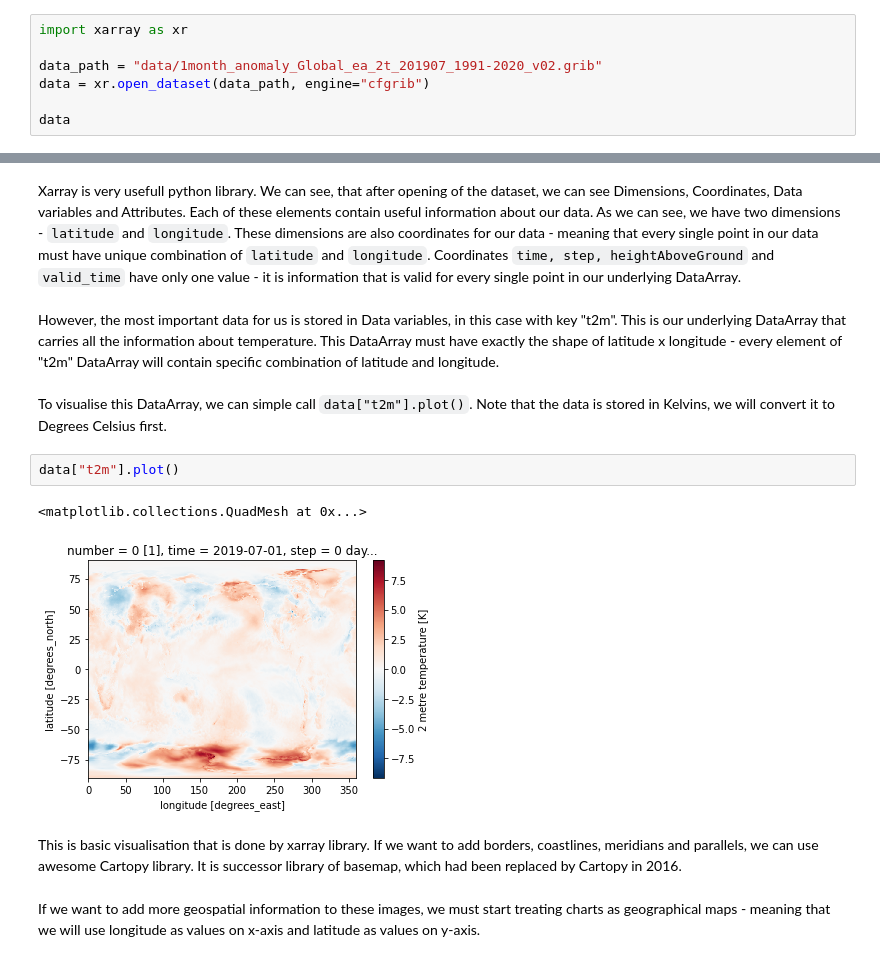
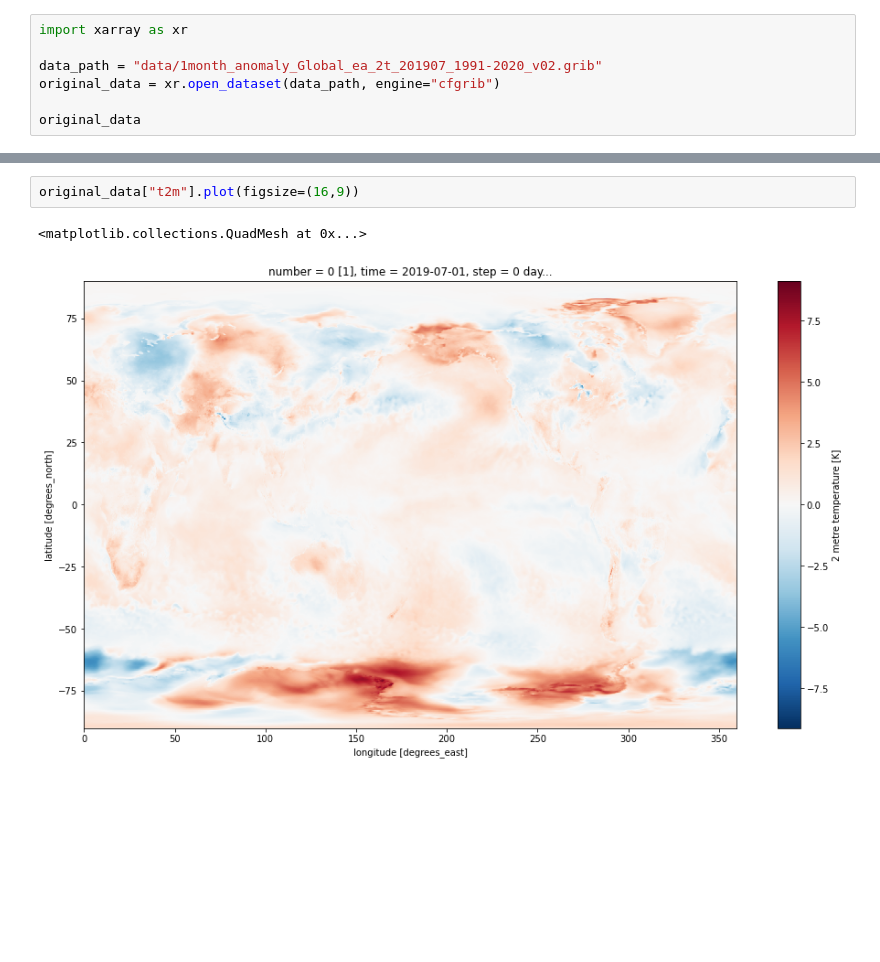
Before and after one commit to franko14/visualise_climate_data, a Jupyter notebook: visualise_climate_data.ipynb, the cells around one changed output, grey strips where cells are left out. Cells and saved outputs as stored; diff of their text form; blank space fills up the shorter version.

```diff
--- a/visualise_climate_data.ipynb
+++ b/visualise_climate_data.ipynb
@@ -2,9 +2,9 @@
 import xarray as xr
 
 data_path = "data/1month_anomaly_Global_ea_2t_201907_1991-2020_v02.grib"
-data = xr.open_dataset(data_path, engine="cfgrib")
+original_data = xr.open_dataset(data_path, engine="cfgrib")
 
-data
+original_data
 # %% [output]
 <xarray.Dataset>
 Dimensions:     (latitude: 721, longitude: 1440)
@@ -29,16 +29,6 @@ Attributes:
-# %% [markdown]
-Xarray is very usefull python library. We can see, that after opening of the dataset, we can see Dimensions, Coordinates, Data variables and Attributes. Each of these elements contain useful information about our data. As we can see, we have two dimensions - `latitude` and `longitude`. These dimensions are also coordinates for our data - meaning that every single point in our data must have unique combination of `latitude` and `longitude`. Coordinates `time, step, heightAboveGround` and `valid_time` have only one value - it is information that is valid for every single point in our underlying DataArray.
-<br><br>
-However, the most important data for us is stored in Data variables, in this case with key "t2m". This is our underlying DataArray that carries all the information about temperature. This DataArray must have exactly the shape of latitude x longitude - every element of "t2m" DataArray will contain specific combination of latitude and longitude.
-<br><br>
-To visualise this DataArray, we can simple call `data["t2m"].plot()`. Note that the data is stored in Kelvins, we will convert it to Degrees Celsius first.
-# %%
-data["t2m"].plot()
-# %% [output]
-<matplotlib.collections.QuadMesh at 0x...>
-[figure, removed]
-# %% [markdown]
-This is basic visualisation that is done by xarray library. If we want to add borders, coastlines, meridians and parallels, we can use awesome Cartopy library. It is successor library of basemap, which had been replaced by Cartopy in 2016.
-# %% [markdown]
-If we want to add more geospatial information to these images, we must start treating charts  as geographical maps - meaning that we will use longitude as values on x-axis and latitude as values on y-axis.
+# %%
+original_data["t2m"].plot(figsize=(16,9))
+# %% [output]
+<matplotlib.collections.QuadMesh at 0x...>
+[figure, added]
 # %%
```
Also changed, not shown: parts of 8 cells of this notebook.
